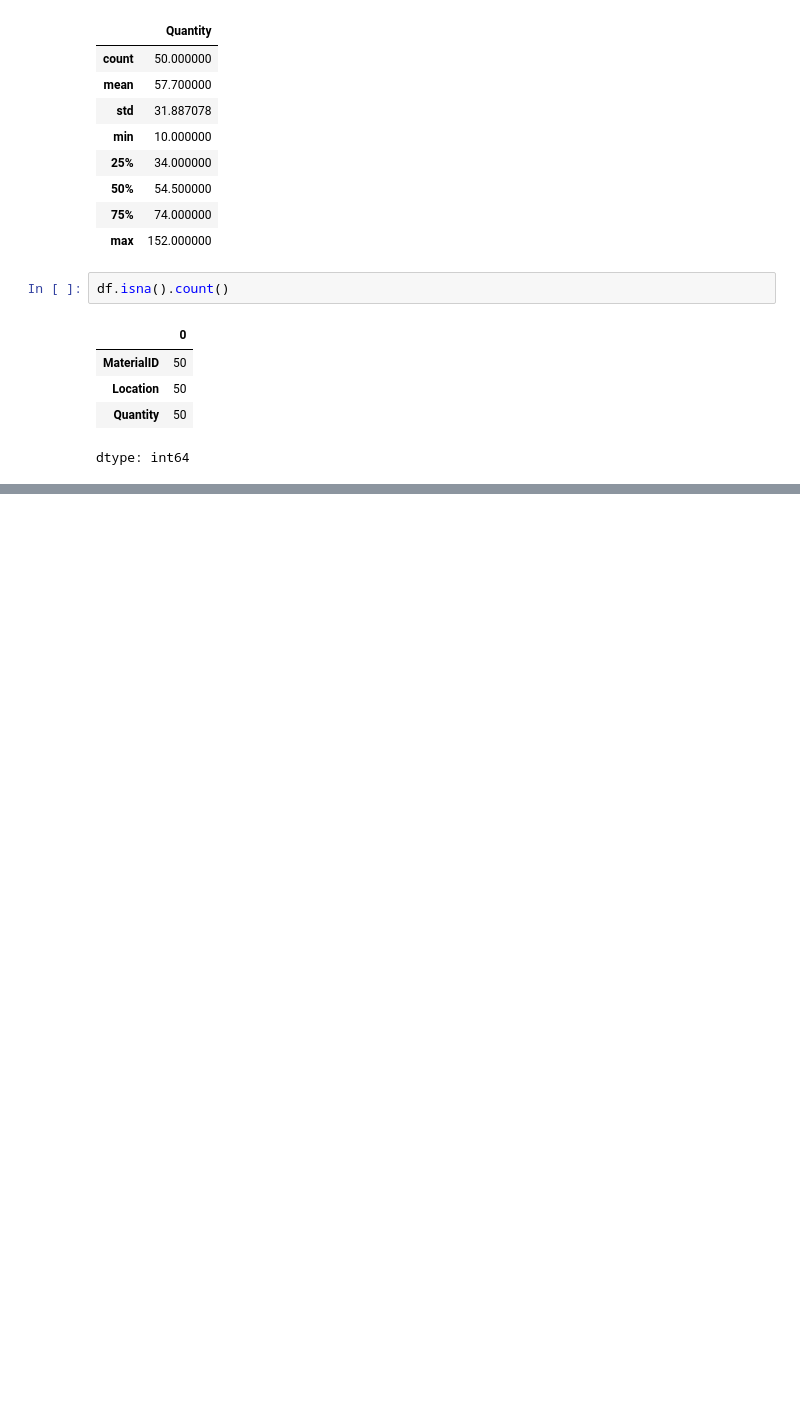
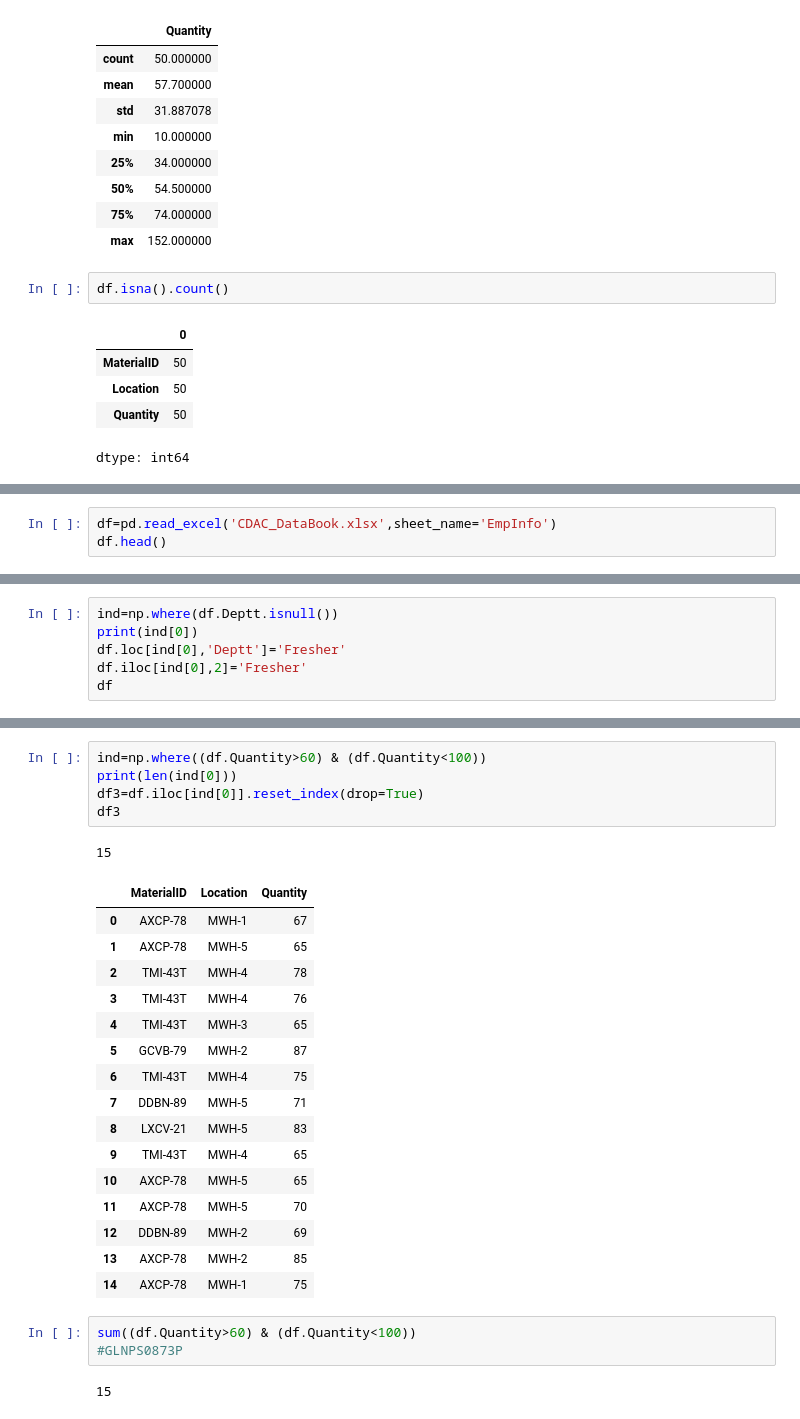
Before and after one commit to chaitanysaraswat/Advanced-Analytics-Using-Statistics, a Jupyter notebook: lecture3_dataset.ipynb, the cells around one changed output, grey strips where cells are left out. Drawn from its saved outputs; the diff is of its cells as text; blank space fills up the shorter version.

```diff
--- a/lecture3_dataset.ipynb
+++ b/lecture3_dataset.ipynb
@@ -62,0 +267,3 @@ dtype: int64
+# %%
+df=pd.read_excel('CDAC_DataBook.xlsx',sheet_name='EmpInfo')
+df.head()
@@ -62,0 +317,6 @@ dtype: int64
+# %%
+ind=np.where(df.Deptt.isnull())
+print(ind[0])
+df.loc[ind[0],'Deptt']='Fresher'
+df.iloc[ind[0],2]='Fresher'
+df
@@ -62,0 +392,28 @@ dtype: int64
+# %%
+ind=np.where((df.Quantity>60) & (df.Quantity<100))
+print(len(ind[0]))
+df3=df.iloc[ind[0]].reset_index(drop=True)
+df3
+# %% [output]
+15
+|  | MaterialID | Location | Quantity |
+| 0 | AXCP-78 | MWH-1 | 67 |
+| 1 | AXCP-78 | MWH-5 | 65 |
+| 2 | TMI-43T | MWH-4 | 78 |
+| 3 | TMI-43T | MWH-4 | 76 |
+| 4 | TMI-43T | MWH-3 | 65 |
+| 5 | GCVB-79 | MWH-2 | 87 |
+| 6 | TMI-43T | MWH-4 | 75 |
+| 7 | DDBN-89 | MWH-5 | 71 |
+| 8 | LXCV-21 | MWH-5 | 83 |
+| 9 | TMI-43T | MWH-4 | 65 |
+| 10 | AXCP-78 | MWH-5 | 65 |
+| 11 | AXCP-78 | MWH-5 | 70 |
+| 12 | DDBN-89 | MWH-2 | 69 |
+| 13 | AXCP-78 | MWH-2 | 85 |
+| 14 | AXCP-78 | MWH-1 | 75 |
+# %%
+sum((df.Quantity>60) & (df.Quantity<100))
+#GLNPS0873P
+# %% [output]
+15
```
Also changed, not shown: parts of 50 cells of this notebook.
